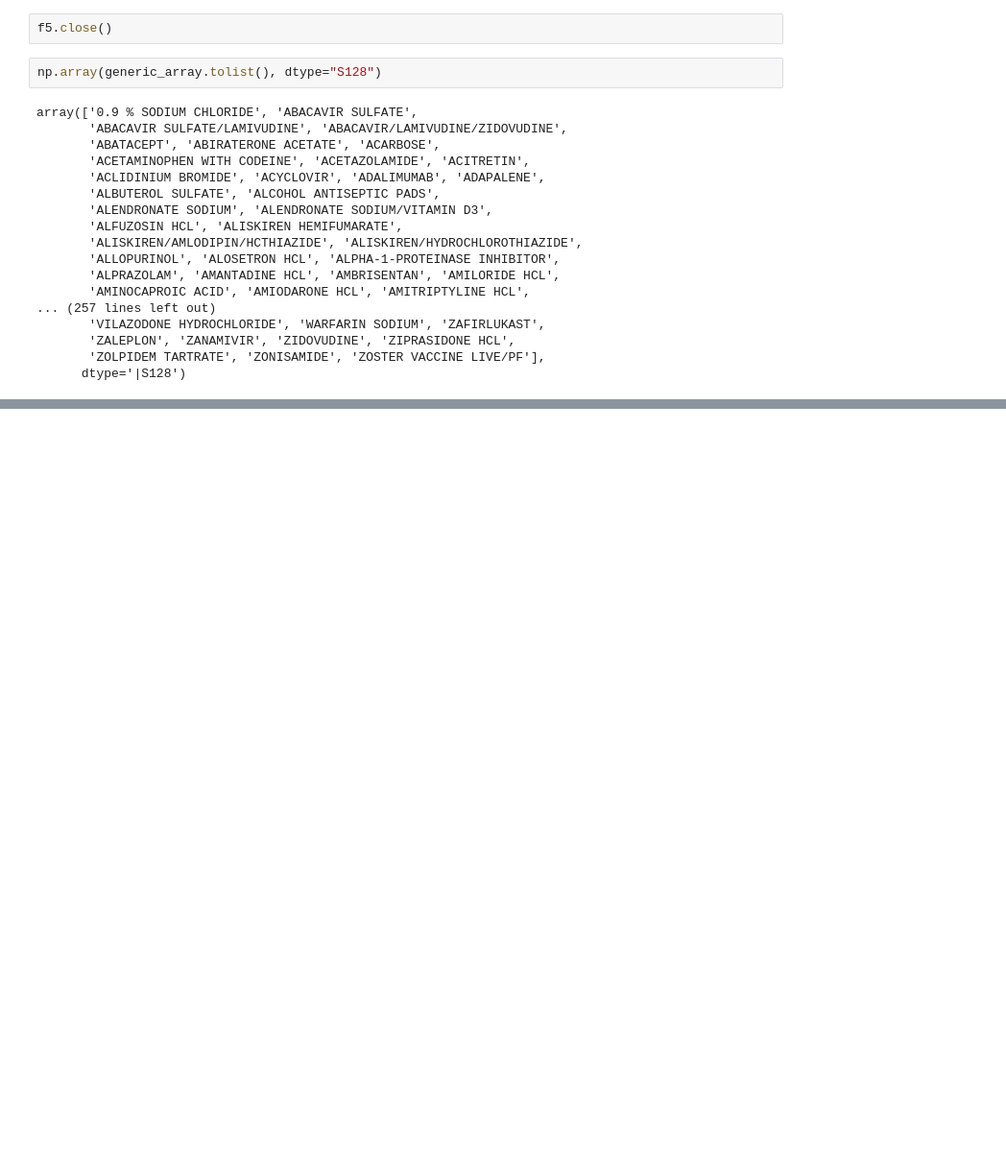
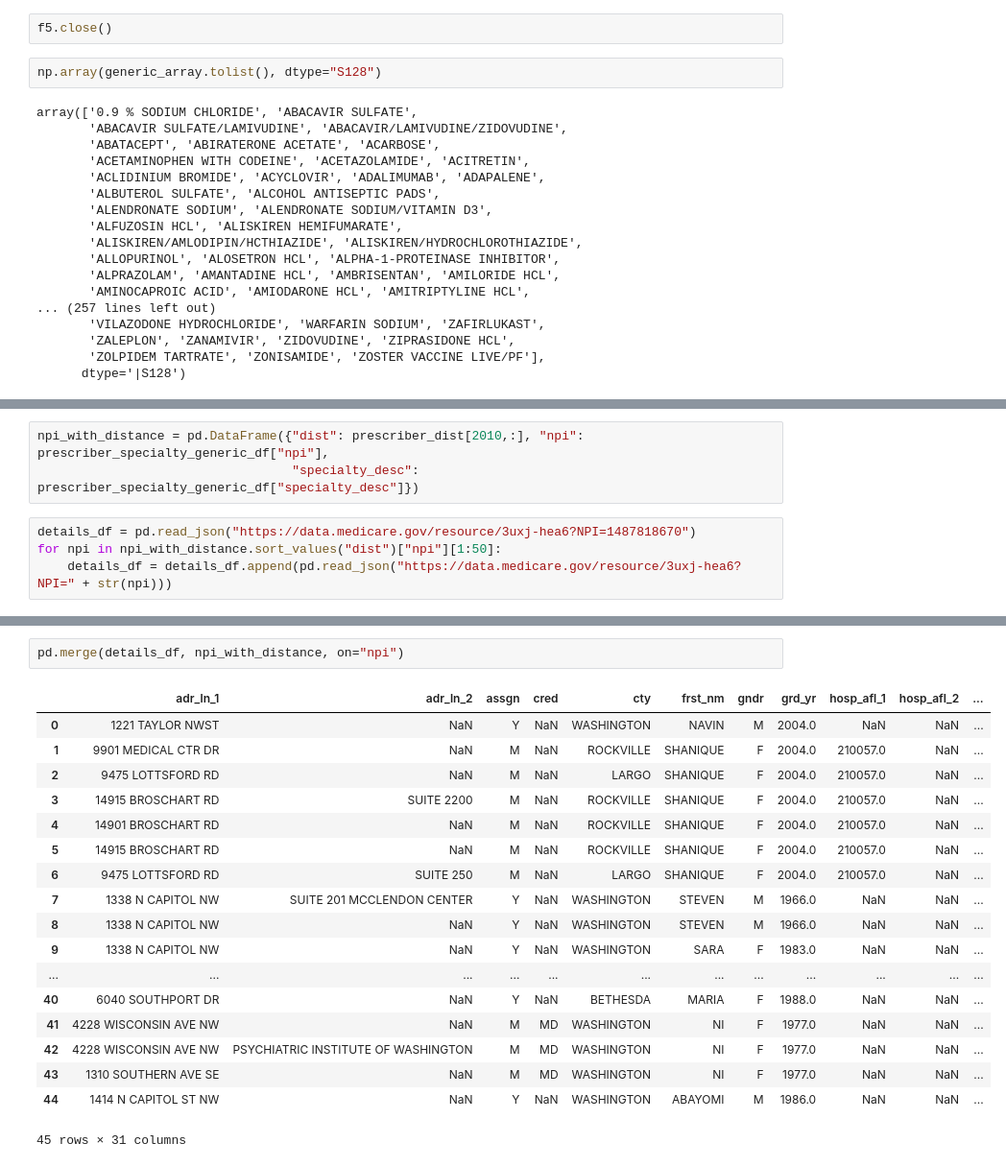
Before and after one commit to jhajagos/health-open-data-workshop, a Jupyter notebook: Analyzing Medicare Part D Prescriber Data.ipynb, the cells around one changed output, grey strips where cells are left out. Shown at 96% size. Drawn from its saved outputs; the diff is of its cells as text; blank space fills up the shorter version.

```diff
--- a/Analyzing Medicare Part D Prescriber Data.ipynb
+++ b/Analyzing Medicare Part D Prescriber Data.ipynb
@@ -370,0 +372,7 @@ array(['0.9 % SODIUM CHLORIDE', 'ABACAVIR SULFATE',
+# %%
+npi_with_distance = pd.DataFrame({"dist": prescriber_dist[2010,:], "npi": prescriber_specialty_generic_df["npi"],
+                                  "specialty_desc": prescriber_specialty_generic_df["specialty_desc"]})
+# %%
+details_df = pd.read_json("https://data.medicare.gov/resource/3uxj-hea6?NPI=1487818670")
+for npi in npi_with_distance.sort_values("dist")["npi"][1:50]:
+    details_df = details_df.append(pd.read_json("https://data.medicare.gov/resource/3uxj-hea6?NPI=" + str(npi)))
@@ -370,0 +389,21 @@ array(['0.9 % SODIUM CHLORIDE', 'ABACAVIR SULFATE',
+# %%
+pd.merge(details_df, npi_with_distance, on="npi")
+# %% [output]
+|  | adr_ln_1 | adr_ln_2 | assgn | cred | cty | frst_nm | gndr | grd_yr | hosp_afl_1 | hosp_afl_2 | ... |
+| 0 | 1221 TAYLOR NWST | NaN | Y | NaN | WASHINGTON | NAVIN | M | 2004.0 | NaN | NaN | ... |
+| 1 | 9901 MEDICAL CTR DR | NaN | M | NaN | ROCKVILLE | SHANIQUE | F | 2004.0 | 210057.0 | NaN | ... |
+| 2 | 9475 LOTTSFORD RD | NaN | M | NaN | LARGO | SHANIQUE | F | 2004.0 | 210057.0 | NaN | ... |
+| 3 | 14915 BROSCHART RD | SUITE 2200 | M | NaN | ROCKVILLE | SHANIQUE | F | 2004.0 | 210057.0 | NaN | ... |
+| 4 | 14901 BROSCHART RD | NaN | M | NaN | ROCKVILLE | SHANIQUE | F | 2004.0 | 210057.0 | NaN | ... |
+| 5 | 14915 BROSCHART RD | NaN | M | NaN | ROCKVILLE | SHANIQUE | F | 2004.0 | 210057.0 | NaN | ... |
+| 6 | 9475 LOTTSFORD RD | SUITE 250 | M | NaN | LARGO | SHANIQUE | F | 2004.0 | 210057.0 | NaN | ... |
+| 7 | 1338 N CAPITOL NW | SUITE 201 MCCLENDON CENTER | Y | NaN | WASHINGTON | STEVEN | M | 1966.0 | NaN | NaN | ... |
+| 8 | 1338 N CAPITOL NW | NaN | Y | NaN | WASHINGTON | STEVEN | M | 1966.0 | NaN | NaN | ... |
+| 9 | 1338 N CAPITOL NW | NaN | Y | NaN | WASHINGTON | SARA | F | 1983.0 | NaN | NaN | ... |
+| ... | ... | ... | ... | ... | ... | ... | ... | ... | ... | ... | ... |
+| 40 | 6040 SOUTHPORT DR | NaN | Y | NaN | BETHESDA | MARIA | F | 1988.0 | NaN | NaN | ... |
+| 41 | 4228 WISCONSIN AVE NW | NaN | M | MD | WASHINGTON | NI | F | 1977.0 | NaN | NaN | ... |
+| 42 | 4228 WISCONSIN AVE NW | PSYCHIATRIC INSTITUTE OF WASHINGTON | M | MD | WASHINGTON | NI | F | 1977.0 | NaN | NaN | ... |
+| 43 | 1310 SOUTHERN AVE SE | NaN | M | MD | WASHINGTON | NI | F | 1977.0 | NaN | NaN | ... |
+| 44 | 1414 N CAPITOL ST NW | NaN | Y | NaN | WASHINGTON | ABAYOMI | M | 1986.0 | NaN | NaN | ... |
+45 rows × 31 columns
```
Also changed, not shown: parts of 8 cells of this notebook.
